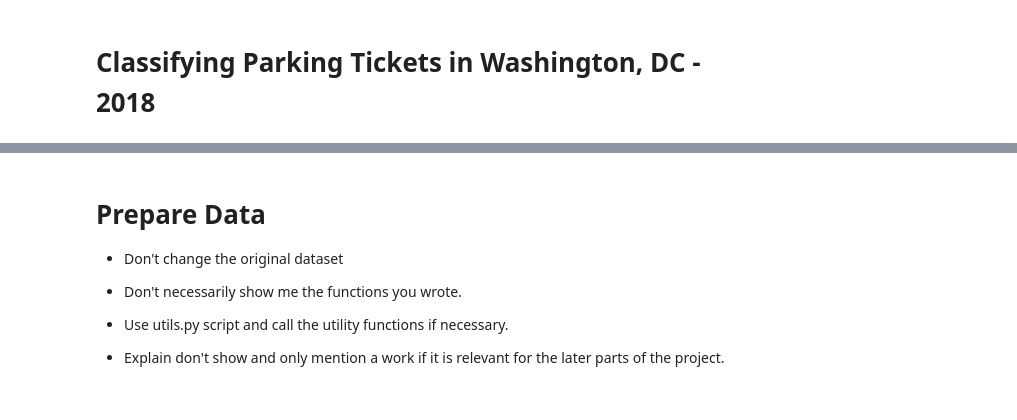
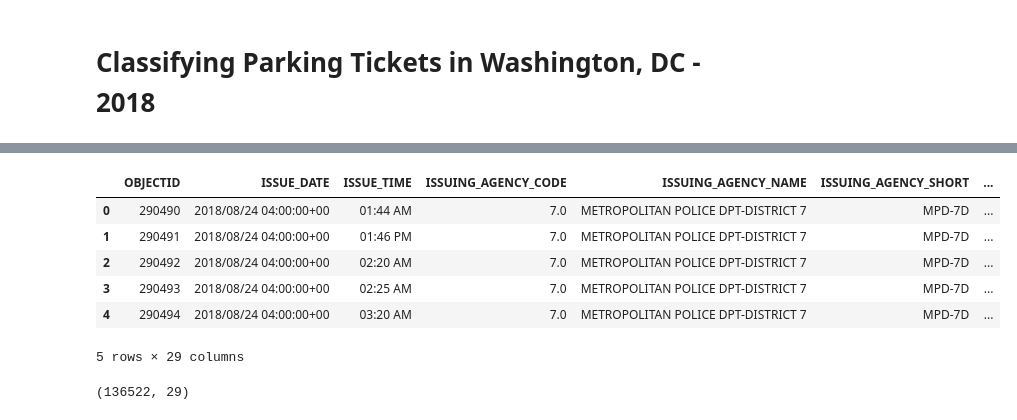
Before and after one commit to burgwyn/DATA601-Final, a Jupyter notebook: notebooks/Report.ipynb, the cells around one changed output, grey strips where cells are left out. Cells and saved outputs as stored; diff of their text form; code cells hidden in the pictures.

```diff
--- a/notebooks/Report.ipynb
+++ b/notebooks/Report.ipynb
@@ -108,10 +104,16 @@ This is supervised learning problem, targeting a custom column, `DISPOSITION_RES
-# %% [markdown]
-# Prepare Data
-
-- Don't change the original dataset
-
-- Don't necessarily show me the functions you wrote.
-
-- Use utils.py script and call the utility functions if necessary.
-
-- Explain don't show and only mention a work if it is relevant for the later parts of the project.
+# %%
+# head of dataset
+parking_violations.head()
+# %% [output]
+|  | OBJECTID | ISSUE_DATE | ISSUE_TIME | ISSUING_AGENCY_CODE | ISSUING_AGENCY_NAME | ISSUING_AGENCY_SHORT | ... |
+| 0 | 290490 | 2018/08/24 04:00:00+00 | 01:44 AM | 7.0 | METROPOLITAN POLICE DPT-DISTRICT 7 | MPD-7D | ... |
+| 1 | 290491 | 2018/08/24 04:00:00+00 | 01:46 PM | 7.0 | METROPOLITAN POLICE DPT-DISTRICT 7 | MPD-7D | ... |
+| 2 | 290492 | 2018/08/24 04:00:00+00 | 02:20 AM | 7.0 | METROPOLITAN POLICE DPT-DISTRICT 7 | MPD-7D | ... |
+| 3 | 290493 | 2018/08/24 04:00:00+00 | 02:25 AM | 7.0 | METROPOLITAN POLICE DPT-DISTRICT 7 | MPD-7D | ... |
+| 4 | 290494 | 2018/08/24 04:00:00+00 | 03:20 AM | 7.0 | METROPOLITAN POLICE DPT-DISTRICT 7 | MPD-7D | ... |
+5 rows × 29 columns
+# %%
+# dataset shape
+parking_violations.shape
+# %% [output]
+(136522, 29)
```
Also changed, not shown: parts of 14 cells of this notebook.
